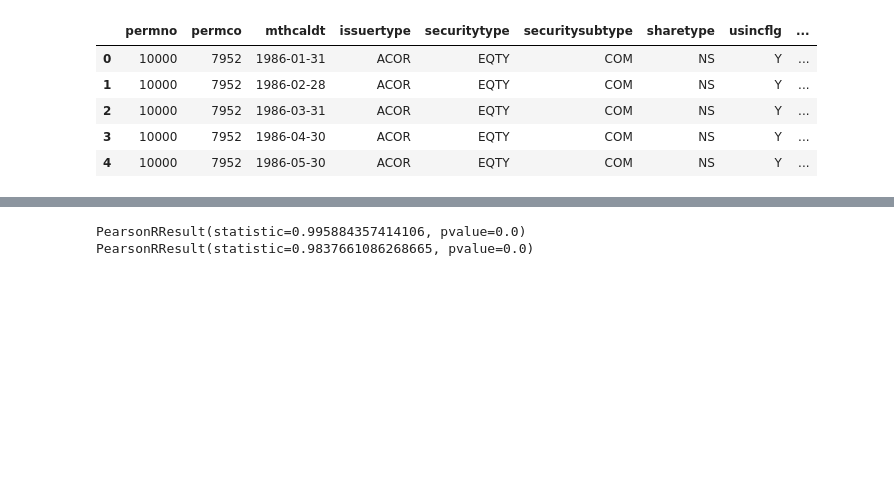
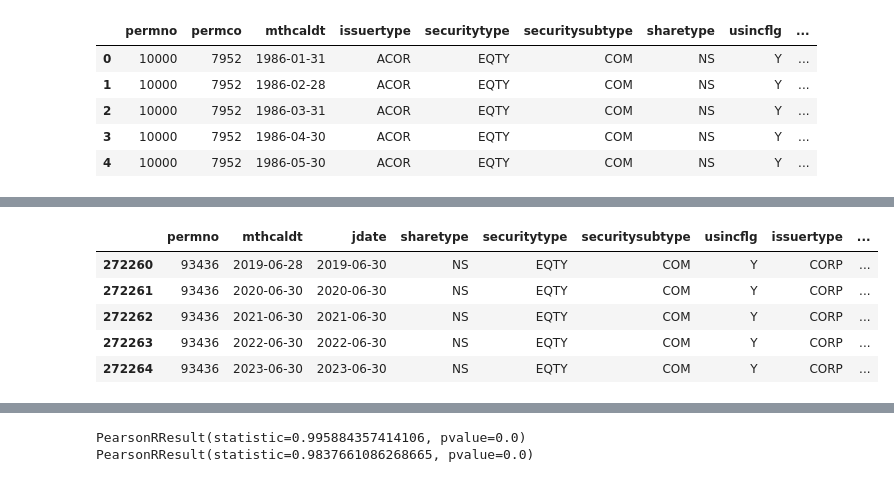
Before and after one commit to finm-32900/finm-32900.github.io, a Jupyter notebook: _sources/output/_04_Fama_French_1993.ipynb, the cells around one changed output, grey strips where cells are left out. Saved outputs shown, nothing was run; the diff lists cells and outputs as text; code cells hidden in the pictures; blank space fills up the shorter version.

```diff
--- a/_sources/output/_04_Fama_French_1993.ipynb
+++ b/_sources/output/_04_Fama_French_1993.ipynb
@@ -125 +146,10 @@ crsp3, crsp_jun = calc_Fama_French_1993_factors.use_dec_market_equity(crsp2)
+# %%
+crsp_jun.tail()
+# %% [output]
+|  | permno | mthcaldt | jdate | sharetype | securitytype | securitysubtype | usincflg | issuertype | ... |
+| 272260 | 93436 | 2019-06-28 | 2019-06-30 | NS | EQTY | COM | Y | CORP | ... |
+| 272261 | 93436 | 2020-06-30 | 2020-06-30 | NS | EQTY | COM | Y | CORP | ... |
+| 272262 | 93436 | 2021-06-30 | 2021-06-30 | NS | EQTY | COM | Y | CORP | ... |
+| 272263 | 93436 | 2022-06-30 | 2022-06-30 | NS | EQTY | COM | Y | CORP | ... |
+| 272264 | 93436 | 2023-06-30 | 2023-06-30 | NS | EQTY | COM | Y | CORP | ... |
 # %% [markdown]
```
Also changed, not shown: parts of 29 cells of this notebook, 48 other files.
